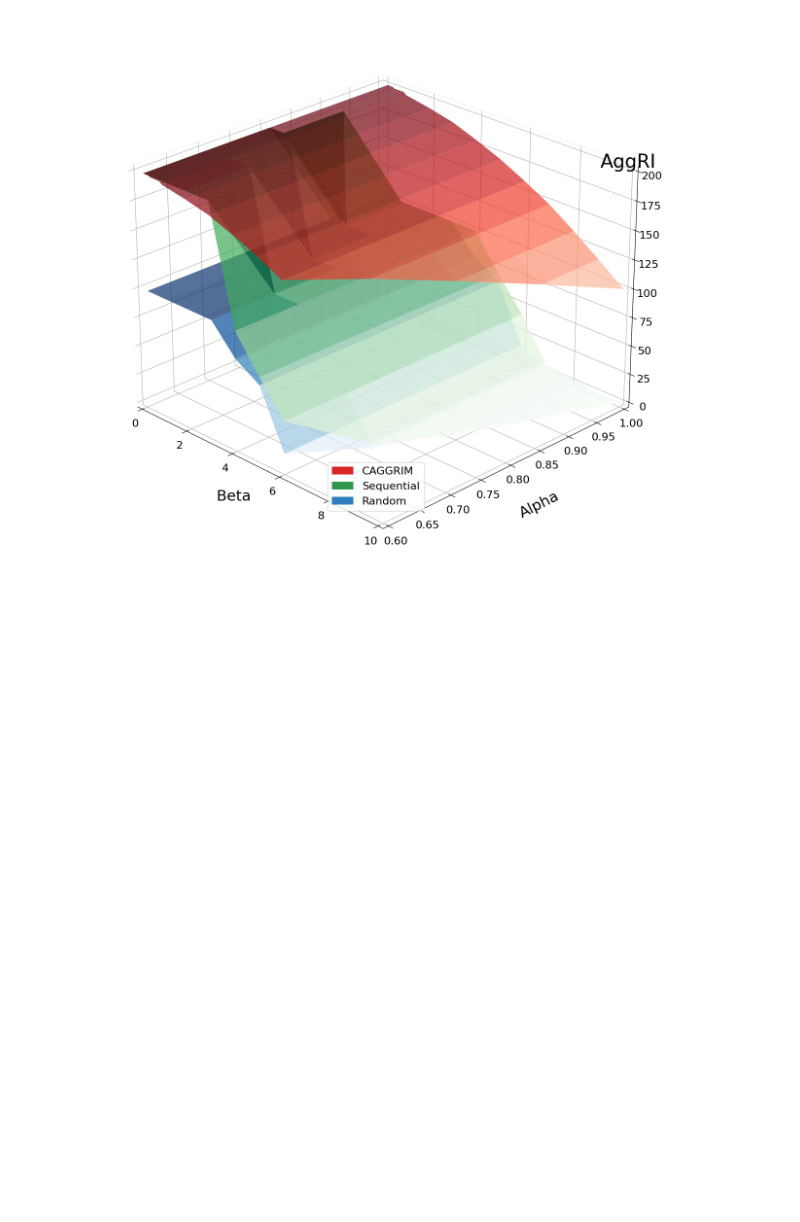
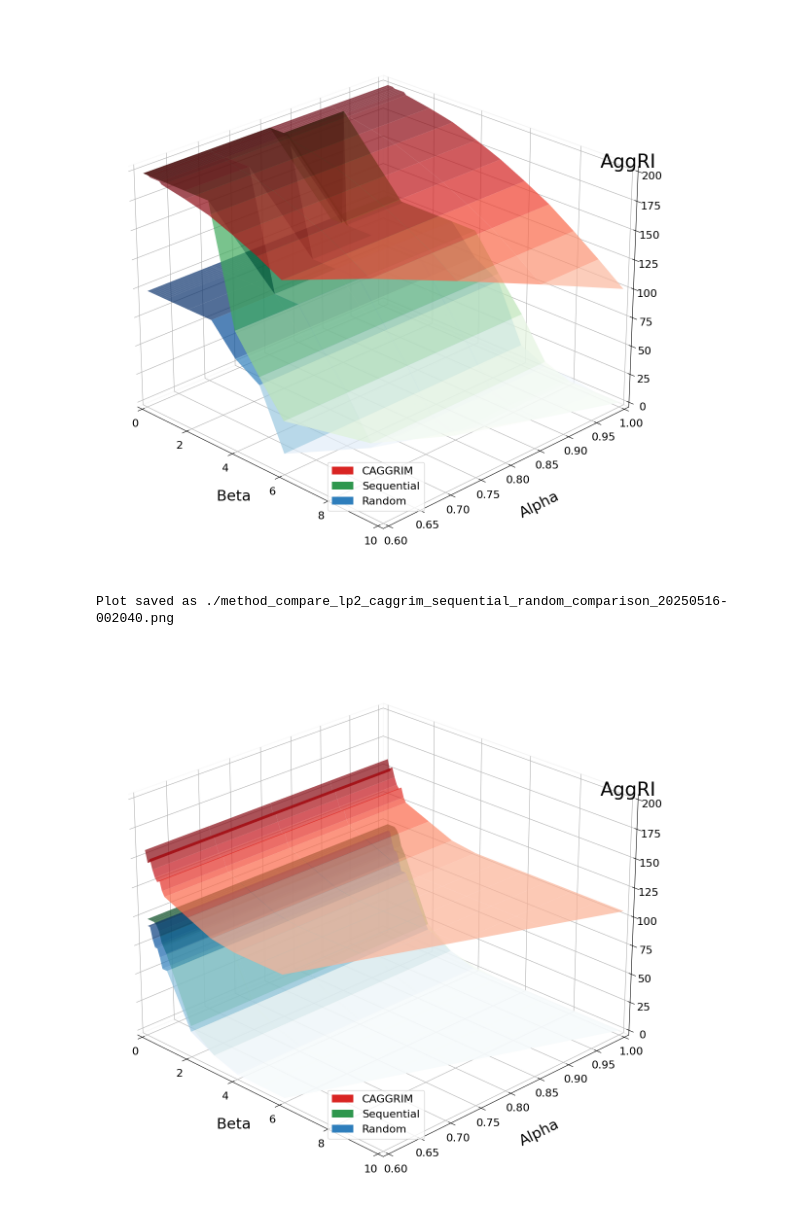
Before and after one commit to jackal092927/social_ranking_deploy, a Jupyter notebook: sync_exp.ipynb, the cells around one changed output. Cells and saved outputs as stored; diff of their text form; code cells hidden in the pictures; blank space fills up the shorter version.

```diff
--- a/sync_exp.ipynb
+++ b/sync_exp.ipynb
@@ -84,3 +84,14 @@ plot_multiple_methods(
 # %% [output]
 Plot saved as ./method_compare_lp2_caggrim_sequential_random_comparison_20250515-223129.png
 [figure]
+# %%
+from plot_caggrim_ratio_heatmap import plot_multiple_methods
+dirname = "lab6exp1-20250516-001153__agg__lp_convex5.0__custom-init"
+plot_multiple_methods(
+    methods=['CAGGRIM', 'Sequential', 'Random'],
+    save_prefix='method_compare_lp2',
+    filepath=f'lab6/results/{dirname}/alpha_beta_sensitivity_results.csv'
+)
+# %% [output]
+Plot saved as ./method_compare_lp2_caggrim_sequential_random_comparison_20250516-002040.png
+[figure, added]
```
Also changed, not shown: parts of 4 cells of this notebook, 1 other file.
